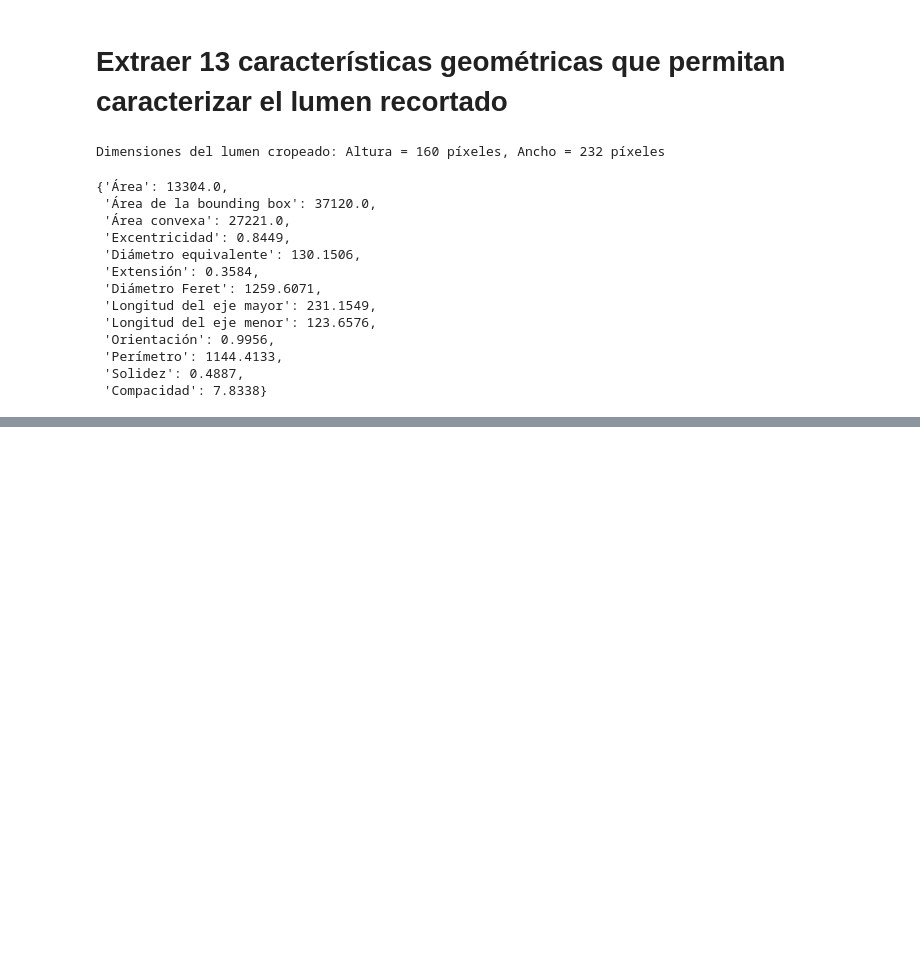
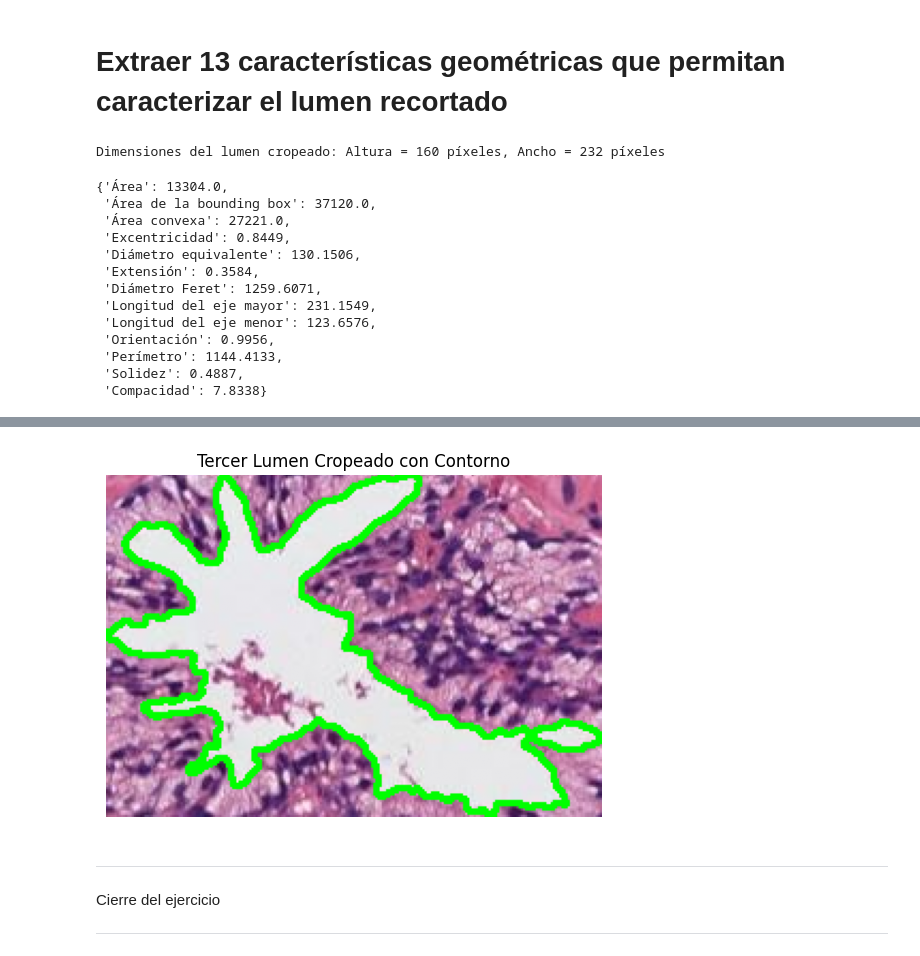
Before and after one commit to jagvgithub/Aprendizaje_supervisado, a Jupyter notebook: Actividad_C1_P1_Gomez_Vargas_Jose_Antonio.ipynb, the cells around one changed output, grey strips where cells are left out. Saved outputs shown, nothing was run; the diff lists cells and outputs as text; code cells hidden in the pictures; blank space fills up the shorter version.

```diff
--- a/Actividad_C1_P1_Gomez_Vargas_Jose_Antonio.ipynb
+++ b/Actividad_C1_P1_Gomez_Vargas_Jose_Antonio.ipynb
@@ -281,26 +281,24 @@ plt.show()
 # %% [markdown]
 # Extraer 13 características geométricas que permitan caracterizar el lumen recortado
 # %%
-
 import numpy as np
 import cv2
 import matplotlib.pyplot as plt
 from skimage import io
 from scipy.ndimage import binary_fill_holes
 from skimage.morphology import remove_small_objects
-from io import BytesIO
-import requests
 from skimage.measure import regionprops, label
 import math
 
-# Calcular las dimensiones del lumen cropeado
+# Supongamos que ya tienes definida la variable cropped_lumen
+# Calcula las dimensiones del lumen cropeado
 height, width, _ = cropped_lumen.shape
 
-# Visualizar las dimensiones
+# Visualiza las dimensiones
 print(f"Dimensiones del lumen cropeado: Altura = {height} píxeles, Ancho = {width} píxeles")
 
 # Obtener las propiedades de la región usando regionprops
-labeled_crop = label(mask_filled[y:y+h, x:x+w])
+labeled_crop = label(mask_filled_uint8[y:y+h, x:x+w])
 props = regionprops(labeled_crop)[0]
 
 # Área
@@ -360,7 +358,21 @@ features = {
     'Compacidad': round(compactness, 4)
 }
 
+# Mostrar las características
 display(features)
+
+
+print('\n ')
+# Visualizar el área tenida en cuenta en la imagen original cropeada
+# Dibujar el contorno en la imagen cropeada
+cropped_lumen_contour = cropped_lumen.copy()
+cv2.drawContours(cropped_lumen_contour, [third_largest_contour - [x, y]], -1, (0, 255, 0), 2)
+
+# Mostrar la imagen con el contorno
+plt.imshow(cropped_lumen_contour)
+plt.axis('off')  # Ocultar los ejes
+plt.title('Tercer Lumen Cropeado con Contorno')
+plt.show()
 # %% [output]
 Dimensiones del lumen cropeado: Altura = 160 píxeles, Ancho = 232 píxeles
 {'Área': 13304.0,
@@ -378,0 +392,6 @@ Dimensiones del lumen cropeado: Altura = 160 píxeles, Ancho = 232 píxeles
+[figure, added]
+# %% [markdown]
+---
+Cierre del ejercicio
+
+---
```
Also changed, not shown: parts of 1 cell of this notebook.
